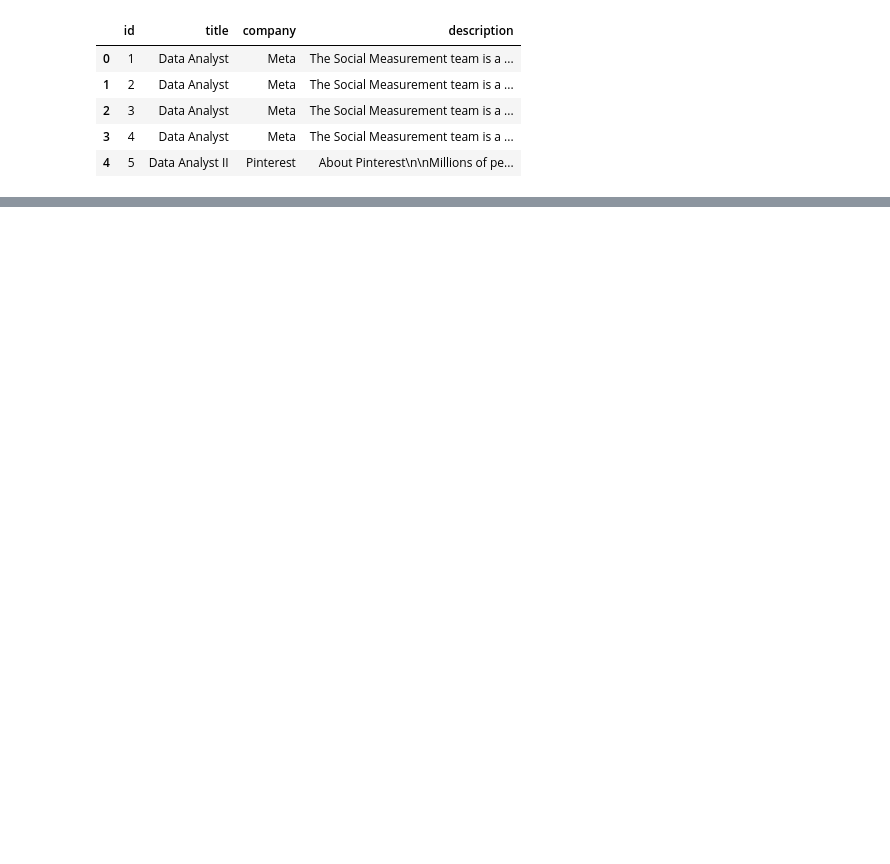
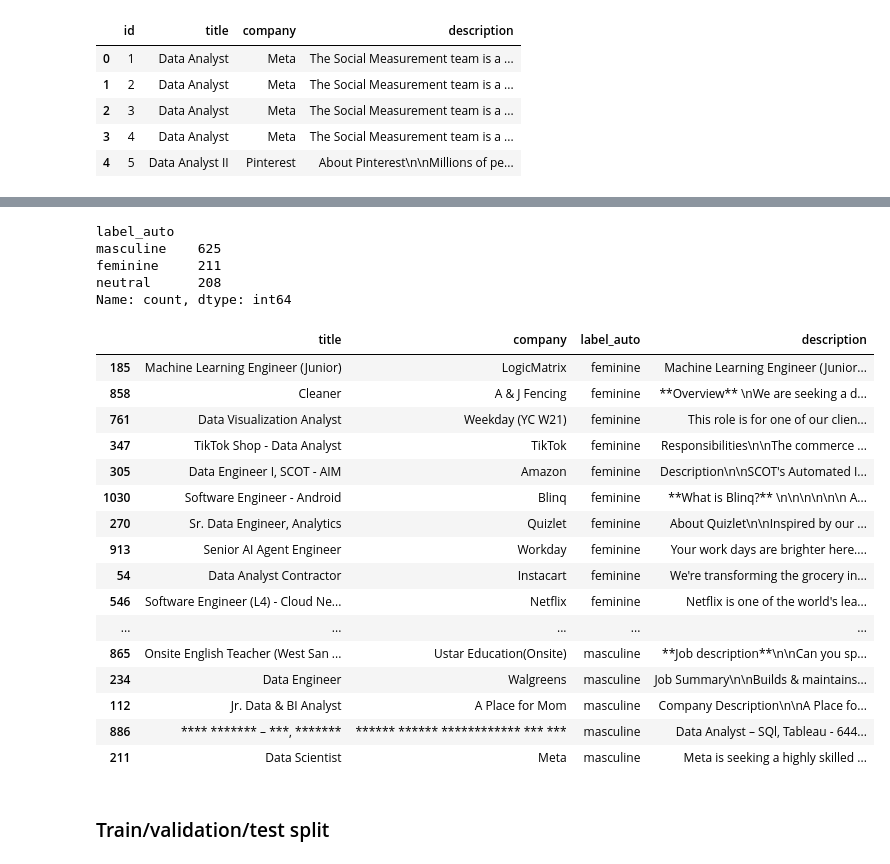
Before and after one commit to Tunzir12/TDDE16-TextMining-Project, a Jupyter notebook: project.ipynb, the cells around one changed output, grey strips where cells are left out. Cells and saved outputs as stored; diff of their text form; code cells hidden in the pictures; blank space fills up the shorter version.

```diff
--- a/project.ipynb
+++ b/project.ipynb
@@ -34,0 +57,2 @@ df.head()
+# %%
+df = df.dropna(subset=['description']).reset_index(drop=True)
@@ -34,0 +87,67 @@ df.head()
+# %%
+import re
+import numpy as np
+
+# Precompile patterns
+masc_set = set(masculine_words)
+fem_set = set(feminine_words)
+
+def label_description(text, delta=0.0005):
+    # basic normalization
+    text = text.lower()
+    tokens = re.findall(r'\b\w+\b', text)
+    n_tokens = len(tokens) if len(tokens) > 0 else 1
+
+    masc_count = sum(1 for t in tokens if t in masc_set)
+    fem_count = sum(1 for t in tokens if t in fem_set)
+
+    masc_norm = masc_count / n_tokens
+    fem_norm = fem_count / n_tokens
+
+    diff = masc_norm - fem_norm
+
+    if diff >= delta:
+        return 'masculine'
+    elif diff <= -delta:
+        return 'feminine'
+    else:
+        return 'neutral'
+# %%
+df['label_auto'] = df['description'].apply(label_description)
+
+df['label_auto'].value_counts()
+# %% [output]
+label_auto
+masculine    625
+feminine     211
+neutral      208
+Name: count, dtype: int64
+# %%
+# Sample some descriptions per class for manual inspection
+samples_per_class = 10
+manual_samples = (
+    df.groupby('label_auto', group_keys=False)
+      .apply(lambda x: x.sample(min(samples_per_class, len(x)), random_state=42))
+)
+
+manual_samples[['title', 'company', 'label_auto', 'description']].head(20)
+# %% [output]
+|  | title | company | label_auto | description |
+| 185 | Machine Learning Engineer (Junior) | LogicMatrix | feminine | Machine Learning Engineer (Junior... |
+| 858 | Cleaner | A & J Fencing | feminine | **Overview** \nWe are seeking a d... |
+| 761 | Data Visualization Analyst | Weekday (YC W21) | feminine | This role is for one of our clien... |
+| 347 | TikTok Shop - Data Analyst | TikTok | feminine | Responsibilities\n\nThe commerce ... |
+| 305 | Data Engineer I, SCOT - AIM | Amazon | feminine | Description\n\nSCOT's Automated I... |
+| 1030 | Software Engineer - Android | Blinq | feminine | **What is Blinq?** \n\n\n\n\n\n A... |
+| 270 | Sr. Data Engineer, Analytics | Quizlet | feminine | About Quizlet\n\nInspired by our ... |
+| 913 | Senior AI Agent Engineer | Workday | feminine | Your work days are brighter here.... |
+| 54 | Data Analyst Contractor | Instacart | feminine | We're transforming the grocery in... |
+| 546 | Software Engineer (L4) - Cloud Ne... | Netflix | feminine | Netflix is one of the world's lea... |
+| ... | ... | ... | ... | ... |
+| 865 | Onsite English Teacher (West San ... | Ustar Education(Onsite) | masculine | **Job description**\n\nCan you sp... |
+| 234 | Data Engineer | Walgreens | masculine | Job Summary\n\nBuilds & maintains... |
+| 112 | Jr. Data & BI Analyst | A Place for Mom | masculine | Company Description\n\nA Place fo... |
+| 886 | **** ******* – ***, ******* | ****** ****** ************ *** *** | masculine | Data Analyst – SQl, Tableau - 644... |
+| 211 | Data Scientist | Meta | masculine | Meta is seeking a highly skilled ... |
+# %% [markdown]
+### Train/validation/test split
```
Also changed, not shown: parts of 23 cells of this notebook.
